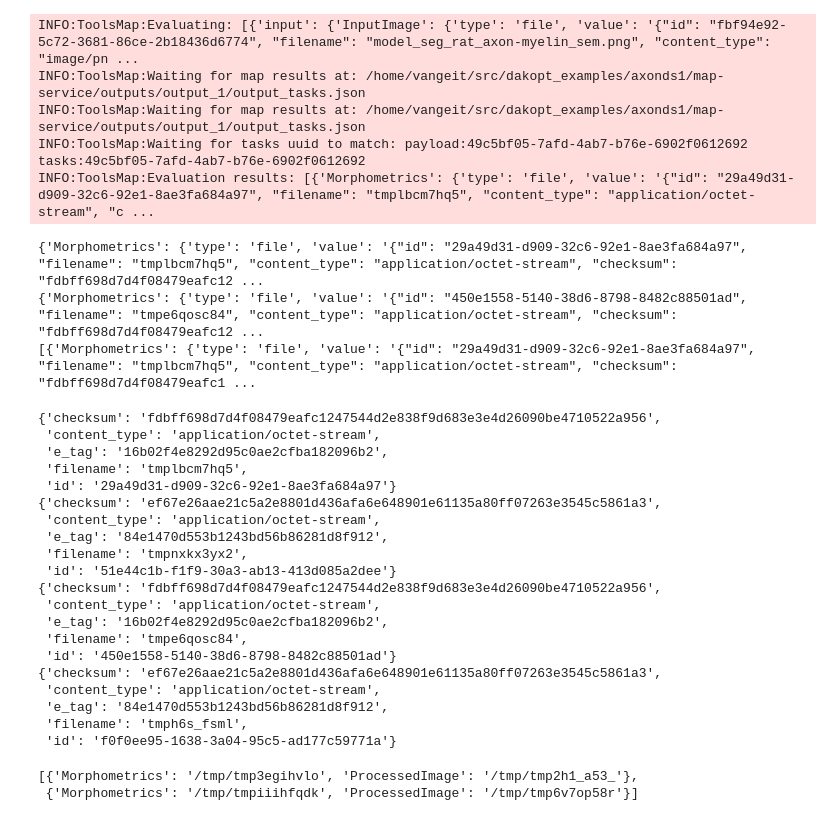
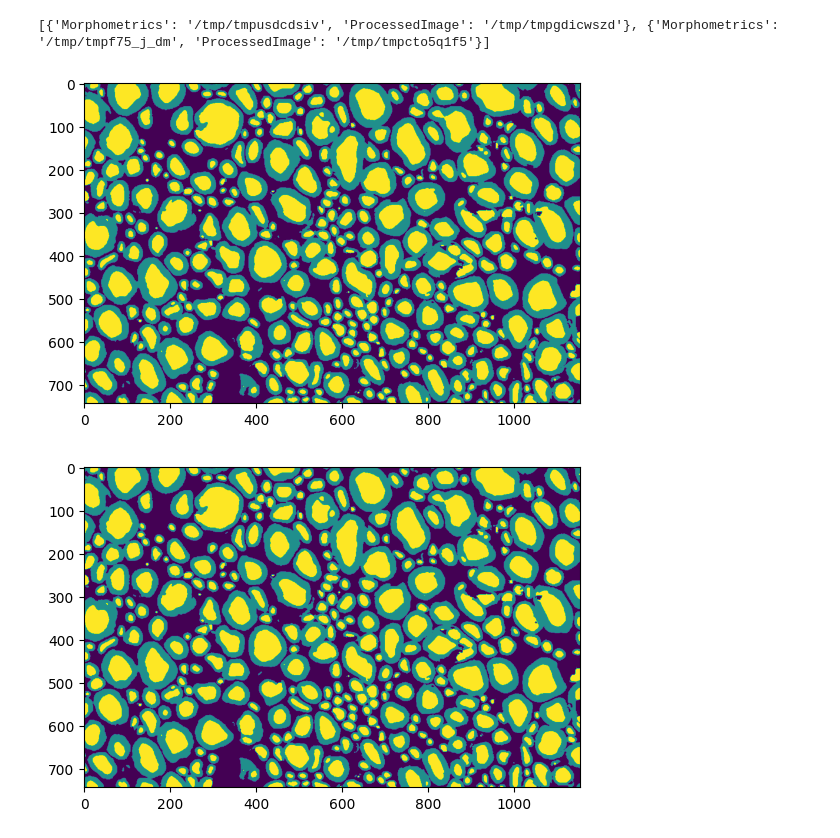
Before and after one commit to wvangeit/dakopt_examples, a Jupyter notebook: axonds1/notebook/AxonDeepSeg.ipynb, the cells around one changed output. Cells and saved outputs as stored; diff of their text form; code cells hidden in the pictures.

Commit message:
Show output images

```diff
--- a/axonds1/notebook/AxonDeepSeg.ipynb
+++ b/axonds1/notebook/AxonDeepSeg.ipynb
@@ -94,14 +90,7 @@ INFO:ToolsMap:Optimizer uuid is 586cfafe-85ea-4aca-958f-eb80a62a1b52
 INFO:osparc_filecomms.handshakers:Wrote handshake confirmation to outputs/output_1/handshake.json
 INFO:osparc_filecomms.handshakers:Waiting for registration confirmation...
 # %%
-map_outputs = map.evaluate(map_inputs)
+map_outputs = read_map_outputs(map.evaluate(map_inputs))
 print(map_outputs)
 # %% [output]
-INFO:ToolsMap:Evaluating: [{'input': {'InputImage': {'type': 'file', 'value': '{"id": "fbf94e92-5c72-3681-86ce-2b18436d6774", "filename": "model_seg_rat_axon-myelin_sem.png", "content_type": "image/pn ...
-INFO:ToolsMap:Waiting for map results at: /home/vangeit/src/dakopt_examples/axonds1/map-service/outputs/output_1/output_tasks.json
-INFO:ToolsMap:Waiting for map results at: /home/vangeit/src/dakopt_examples/axonds1/map-service/outputs/output_1/output_tasks.json
-INFO:ToolsMap:Waiting for tasks uuid to match: payload:49c5bf05-7afd-4ab7-b76e-6902f0612692 tasks:49c5bf05-7afd-4ab7-b76e-6902f0612692
-INFO:ToolsMap:Evaluation results: [{'Morphometrics': {'type': 'file', 'value': '{"id": "29a49d31-d909-32c6-92e1-8ae3fa684a97", "filename": "tmplbcm7hq5", "content_type": "application/octet-stream", "c ...
+[{'Morphometrics': '/tmp/tmpusdcdsiv', 'ProcessedImage': '/tmp/tmpgdicwszd'}, {'Morphometrics': '/tmp/tmpf75_j_dm', 'ProcessedImage': '/tmp/tmpcto5q1f5'}]
-{'Morphometrics': {'type': 'file', 'value': '{"id": "29a49d31-d909-32c6-92e1-8ae3fa684a97", "filename": "tmplbcm7hq5", "content_type": "application/octet-stream", "checksum": "fdbff698d7d4f08479eafc12 ...
-{'Morphometrics': {'type': 'file', 'value': '{"id": "450e1558-5140-38d6-8798-8482c88501ad", "filename": "tmpe6qosc84", "content_type": "application/octet-stream", "checksum": "fdbff698d7d4f08479eafc12 ...
-[{'Morphometrics': {'type': 'file', 'value': '{"id": "29a49d31-d909-32c6-92e1-8ae3fa684a97", "filename": "tmplbcm7hq5", "content_type": "application/octet-stream", "checksum": "fdbff698d7d4f08479eafc1 ...
@@ -122,25 +97,9 @@ def read_map_outputs(map_outputs):
-# %%
-read_map_outputs(map_outputs)
-# %% [output]
-{'checksum': 'fdbff698d7d4f08479eafc1247544d2e838f9d683e3e4d26090be4710522a956',
- 'content_type': 'application/octet-stream',
- 'e_tag': '16b02f4e8292d95c0ae2cfba182096b2',
- 'filename': 'tmplbcm7hq5',
- 'id': '29a49d31-d909-32c6-92e1-8ae3fa684a97'}
-{'checksum': 'ef67e26aae21c5a2e8801d436afa6e648901e61135a80ff07263e3545c5861a3',
- 'content_type': 'application/octet-stream',
- 'e_tag': '84e1470d553b1243bd56b86281d8f912',
- 'filename': 'tmpnxkx3yx2',
- 'id': '51e44c1b-f1f9-30a3-ab13-413d085a2dee'}
-{'checksum': 'fdbff698d7d4f08479eafc1247544d2e838f9d683e3e4d26090be4710522a956',
- 'content_type': 'application/octet-stream',
- 'e_tag': '16b02f4e8292d95c0ae2cfba182096b2',
- 'filename': 'tmpe6qosc84',
- 'id': '450e1558-5140-38d6-8798-8482c88501ad'}
-{'checksum': 'ef67e26aae21c5a2e8801d436afa6e648901e61135a80ff07263e3545c5861a3',
- 'content_type': 'application/octet-stream',
- 'e_tag': '84e1470d553b1243bd56b86281d8f912',
- 'filename': 'tmph6s_fsml',
- 'id': 'f0f0ee95-1638-3a04-95c5-ad177c59771a'}
-[{'Morphometrics': '/tmp/tmp3egihvlo', 'ProcessedImage': '/tmp/tmp2h1_a53_'},
- {'Morphometrics': '/tmp/tmpiiihfqdk', 'ProcessedImage': '/tmp/tmp6v7op58r'}]
+# %%
+for map_output in map_outputs:
+    with zipfile.ZipFile(map_output['ProcessedImage']) as output_zip:
+        with output_zip.open('model_seg_rat_axon-myelin_sem_seg-axonmyelin.png') as image_file:
+            plt.imshow(mpimg.imread(image_file))
+            plt.show()
+# %% [output]
+[figure, added]
+[figure, added]
```
Also changed, not shown: parts of 8 cells of this notebook, 1 other file.
